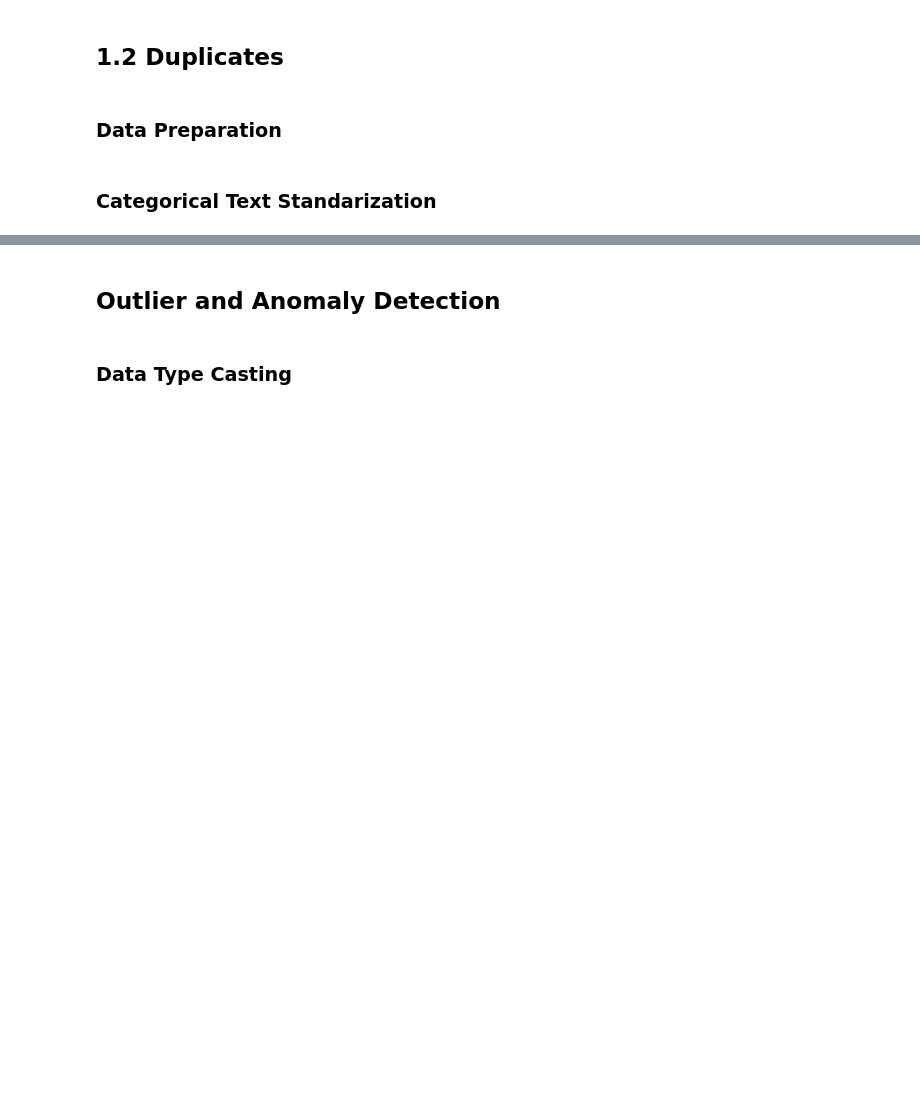
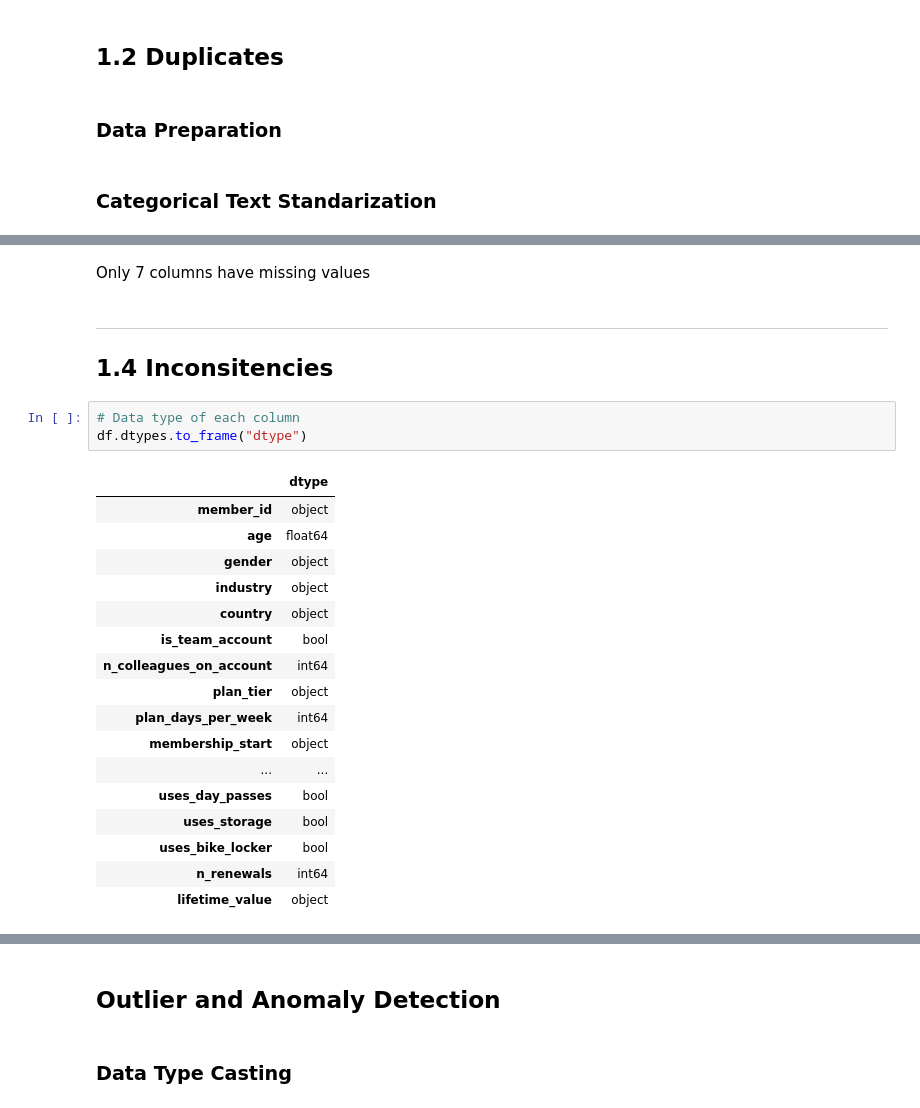
Before and after one commit to Diogosousa03/DM_Grupo18, a Jupyter notebook: notebooks/Group18_EDA_Code.ipynb, the cells around one changed output, grey strips where cells are left out. Saved outputs shown, nothing was run; the diff lists cells and outputs as text; blank space fills up the shorter version.

```diff
--- a/notebooks/Group18_EDA_Code.ipynb
+++ b/notebooks/Group18_EDA_Code.ipynb
@@ -107,0 +204,26 @@ cardinality.sort_values("unique_pct_of_non_missing", ascending=False)
+# %% [markdown]
+Only 7 columns have missing values
+# %% [markdown]
+---
+## 1.4 Inconsitencies
+# %%
+# Data type of each column
+df.dtypes.to_frame("dtype")
+# %% [output]
+|  | dtype |
+| member_id | object |
+| age | float64 |
+| gender | object |
+| industry | object |
+| country | object |
+| is_team_account | bool |
+| n_colleagues_on_account | int64 |
+| plan_tier | object |
+| plan_days_per_week | int64 |
+| membership_start | object |
+| ... | ... |
+| uses_day_passes | bool |
+| uses_storage | bool |
+| uses_bike_locker | bool |
+| n_renewals | int64 |
+| lifetime_value | object |
```
Also changed, not shown: parts of 19 cells of this notebook.
